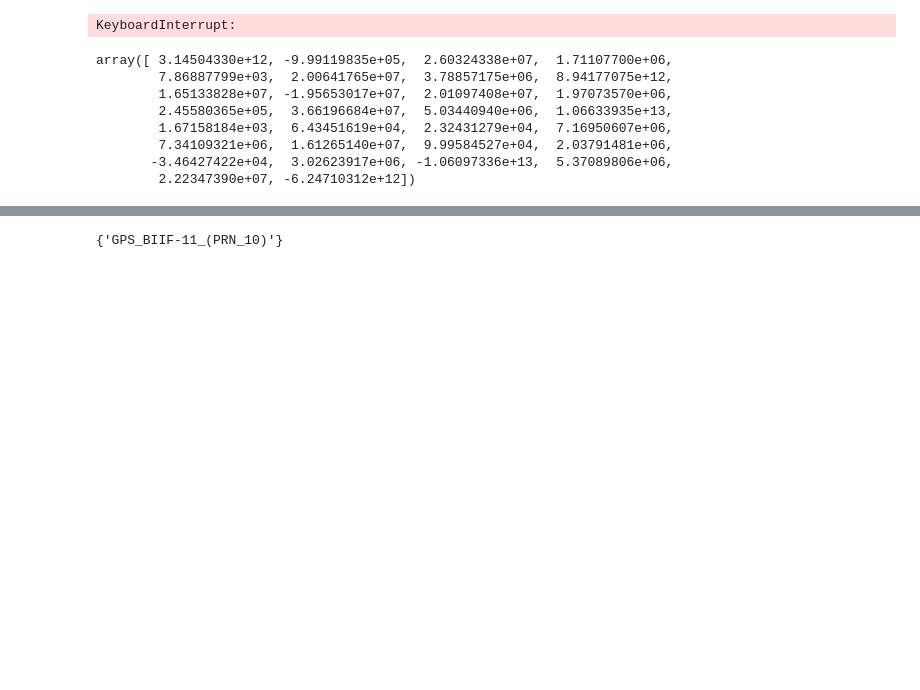
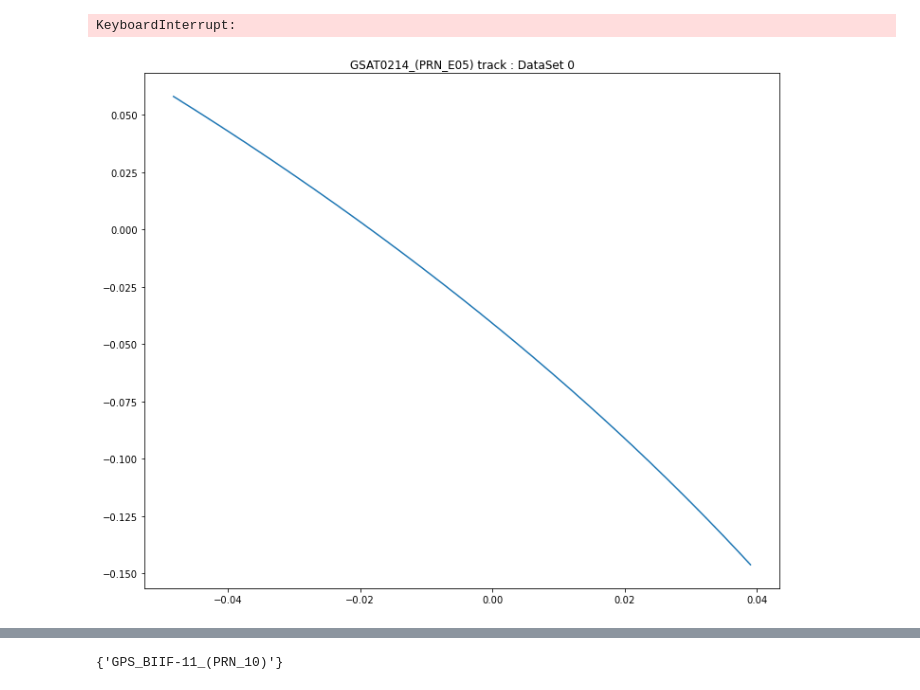
Before and after one commit to bmxdemo/bmxobs, a Jupyter notebook: towards1.ipynb, the cells around one changed output, grey strips where cells are left out. Cells and saved outputs as stored; diff of their text form; code cells hidden in the pictures; blank space fills up the shorter version.

```diff
--- a/towards1.ipynb
+++ b/towards1.ipynb
@@ -272,12 +266,4 @@ for i in range(len(Theories)):
-# %%
-names = ['A{}_{}_{}'.format(1,n,0) for n in Theories[0].satNames]
-Theories[0].fit(names, mode = 'amp', channels = [11], datNum = [0], plot=False, pprint=False)
-# %% [output]
-array([ 3.14504330e+12, -9.99119835e+05,  2.60324338e+07,  1.71107700e+06,
-        7.86887799e+03,  2.00641765e+07,  3.78857175e+06,  8.94177075e+12,
-        1.65133828e+07, -1.95653017e+07,  2.01097408e+07,  1.97073570e+06,
-        2.45580365e+05,  3.66196684e+07,  5.03440940e+06,  1.06633935e+13,
-        1.67158184e+03,  6.43451619e+04,  2.32431279e+04,  7.16950607e+06,
-        7.34109321e+06,  1.61265140e+07,  9.99584527e+04,  2.03791481e+06,
-       -3.46427422e+04,  3.02623917e+06, -1.06097336e+13,  5.37089806e+06,
-        2.22347390e+07, -6.24710312e+12])
+# %%
+Theories[0].trackPlot(cut=[500,700],sats=['GSAT0214_(PRN_E05)'])
+# %% [output]
+[figure, added]
```
Also changed, not shown: parts of 10 cells of this notebook, 2 other files.
